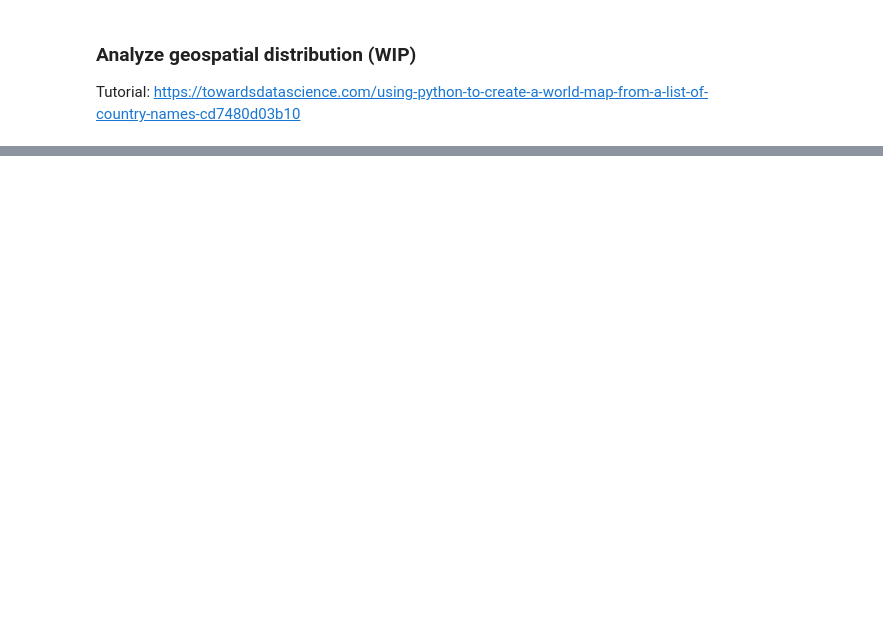
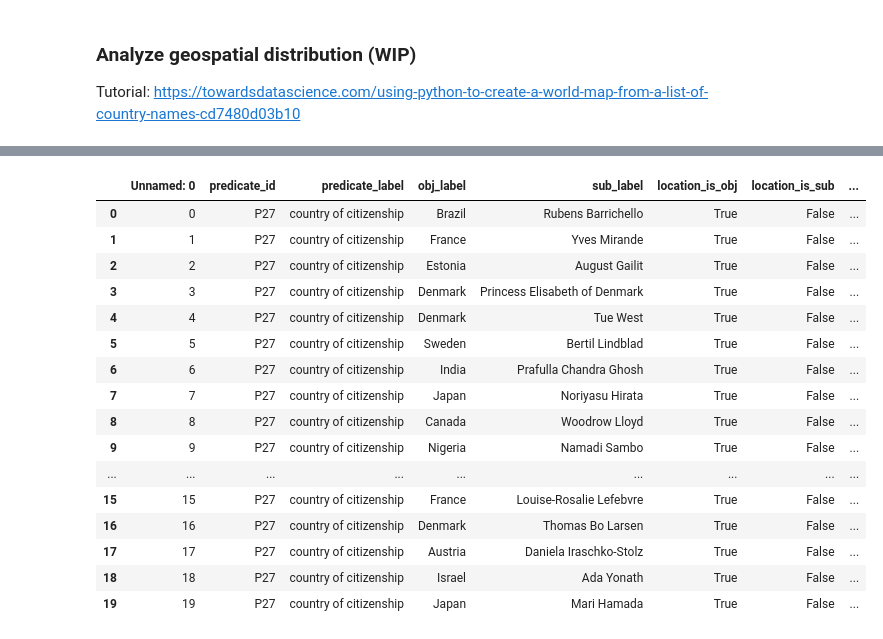
Before and after one commit to krangelie/trex-benchmark-bias-analysis, a Jupyter notebook: investigate_bias_in_lama.ipynb, the cells around one changed output, grey strips where cells are left out. Saved outputs shown, nothing was run; the diff lists cells and outputs as text; code cells hidden in the pictures; blank space fills up the shorter version.

```diff
--- a/investigate_bias_in_lama.ipynb
+++ b/investigate_bias_in_lama.ipynb
@@ -307,3 +300,40 @@ def geolocate(country):
     except:
         # Return missing value
         return np.nan
+# %%
+def get_geolocation_for_row(row):
+    if row["location_is_sub"]:
+        row["continent_sub"] = geolocate(row["sub_label"])
+    else:
+        row["continent_sub"] = "NaN"
+    if row["location_is_obj"]:
+        row["continent_obj"] = geolocate(row["obj_label"])
+    else:
+        row["continent_obj"] = "NaN"
+    return row
+
+def get_geolocations_for_df(df, start_idx, end_idx):
+    return df.iloc[start_idx:end_idx].apply(get_geolocation_for_row, axis=1)
+# %%
+import threading
+
+class ThreadWithReturnValue(threading.Thread):
+
+    def __init__(self, group=None, target=None, name=None,
+                    args=(), kwargs={}, Verbose=None):
+        threading.Thread.__init__(self, group, target, name, args, kwargs)
+        self._return = None
+
+    def run(self):
+        if self._target is not None:
+            self._return = self._target(*self._args,
+                                                **self._kwargs)
+    def join(self, *args):
+        threading.Thread.join(self, *args)
+        return self._return
+# %%
+
+thread1 = ThreadWithReturnValue(target=get_geolocations_for_df, args=(trex_locations_df, 0, 3723))
+thread2 = ThreadWithReturnValue(target=get_geolocations_for_df, args=(trex_locations_df, 3723, 7446))
+thread3 = ThreadWithReturnValue(target=get_geolocations_for_df, args=(trex_locations_df, 7446, 11169))
+thread4 = ThreadWithReturnValue(target=get_geolocations_for_df, args=(trex_locations_df, 11169, -1))
@@ -309,0 +345,22 @@ def geolocate(country):
+# %%
+trex_locations_df = pd.concat([thread1.join(), thread2.join(), thread3.join(), thread4.join()], axis=0)
+# %%
+trex_locations_df#["continent_sub"].value_counts()
+# %% [output]
+|  | Unnamed: 0 | predicate_id | predicate_label | obj_label | sub_label | location_is_obj | location_is_sub | ... |
+| 0 | 0 | P27 | country of citizenship | Brazil | Rubens Barrichello | True | False | ... |
+| 1 | 1 | P27 | country of citizenship | France | Yves Mirande | True | False | ... |
+| 2 | 2 | P27 | country of citizenship | Estonia | August Gailit | True | False | ... |
+| 3 | 3 | P27 | country of citizenship | Denmark | Princess Elisabeth of Denmark | True | False | ... |
+| 4 | 4 | P27 | country of citizenship | Denmark | Tue West | True | False | ... |
+| 5 | 5 | P27 | country of citizenship | Sweden | Bertil Lindblad | True | False | ... |
+| 6 | 6 | P27 | country of citizenship | India | Prafulla Chandra Ghosh | True | False | ... |
+| 7 | 7 | P27 | country of citizenship | Japan | Noriyasu Hirata | True | False | ... |
+| 8 | 8 | P27 | country of citizenship | Canada | Woodrow Lloyd | True | False | ... |
+| 9 | 9 | P27 | country of citizenship | Nigeria | Namadi Sambo | True | False | ... |
+| ... | ... | ... | ... | ... | ... | ... | ... | ... |
+| 15 | 15 | P27 | country of citizenship | France | Louise-Rosalie Lefebvre | True | False | ... |
+| 16 | 16 | P27 | country of citizenship | Denmark | Thomas Bo Larsen | True | False | ... |
+| 17 | 17 | P27 | country of citizenship | Austria | Daniela Iraschko-Stolz | True | False | ... |
+| 18 | 18 | P27 | country of citizenship | Israel | Ada Yonath | True | False | ... |
+| 19 | 19 | P27 | country of citizenship | Japan | Mari Hamada | True | False | ... |
```
Also changed, not shown: parts of 12 cells of this notebook, 3 other files.
